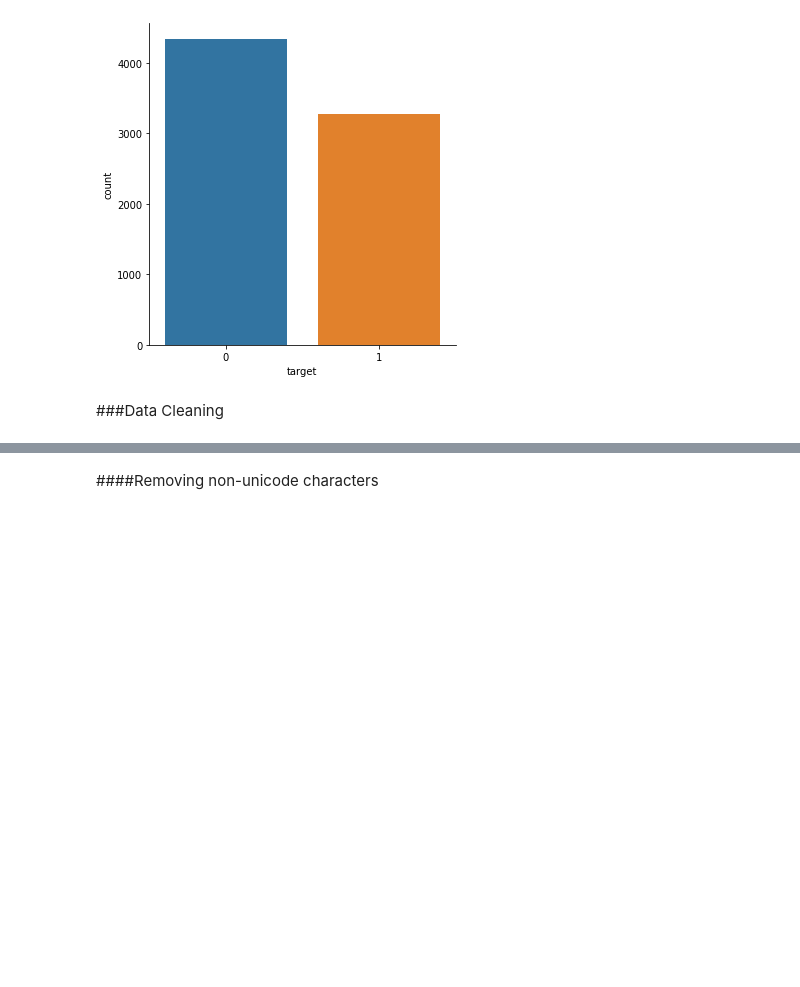
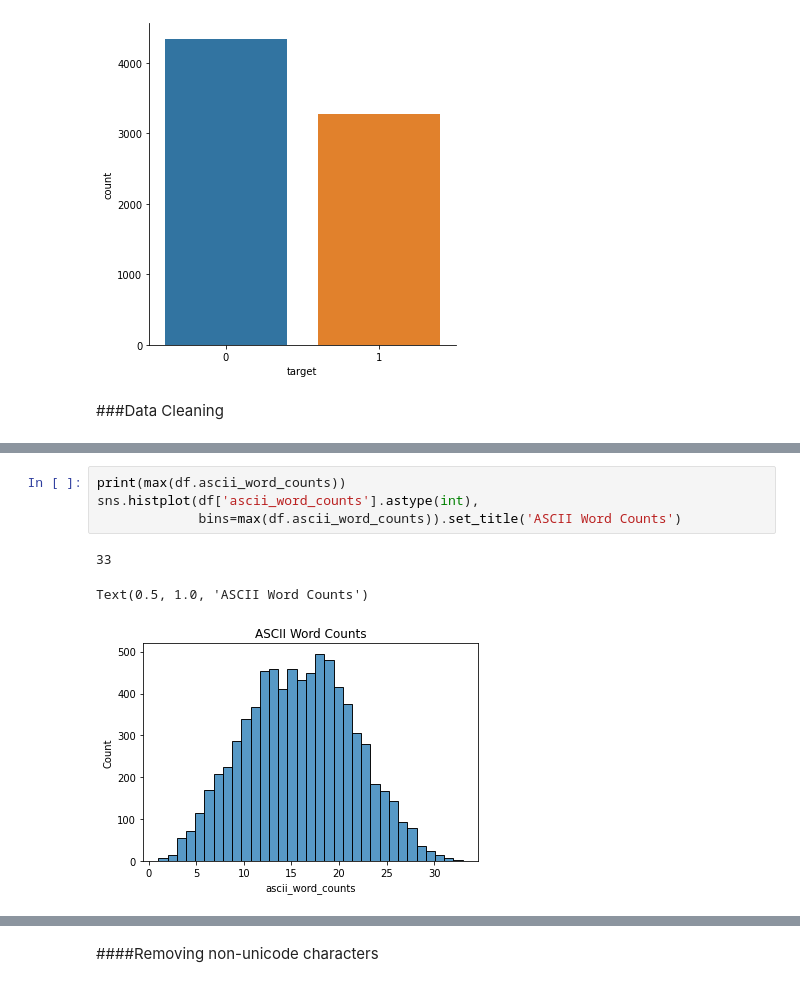
Before and after one commit to jlarson200/DSCI_592_NPL, a Jupyter notebook: npl_data_cleaning.ipynb, the cells around one changed output, grey strips where cells are left out. Drawn from its saved outputs; the diff is of its cells as text; blank space fills up the shorter version.

```diff
--- a/npl_data_cleaning.ipynb
+++ b/npl_data_cleaning.ipynb
@@ -149,0 +182,8 @@ g = sns.catplot(x="target",
+# %%
+print(max(df.ascii_word_counts))
+sns.histplot(df['ascii_word_counts'].astype(int),
+             bins=max(df.ascii_word_counts)).set_title('ASCII Word Counts')
+# %% [output]
+33
+Text(0.5, 1.0, 'ASCII Word Counts')
+[figure, added]
```
Also changed, not shown: parts of 7 cells of this notebook.
